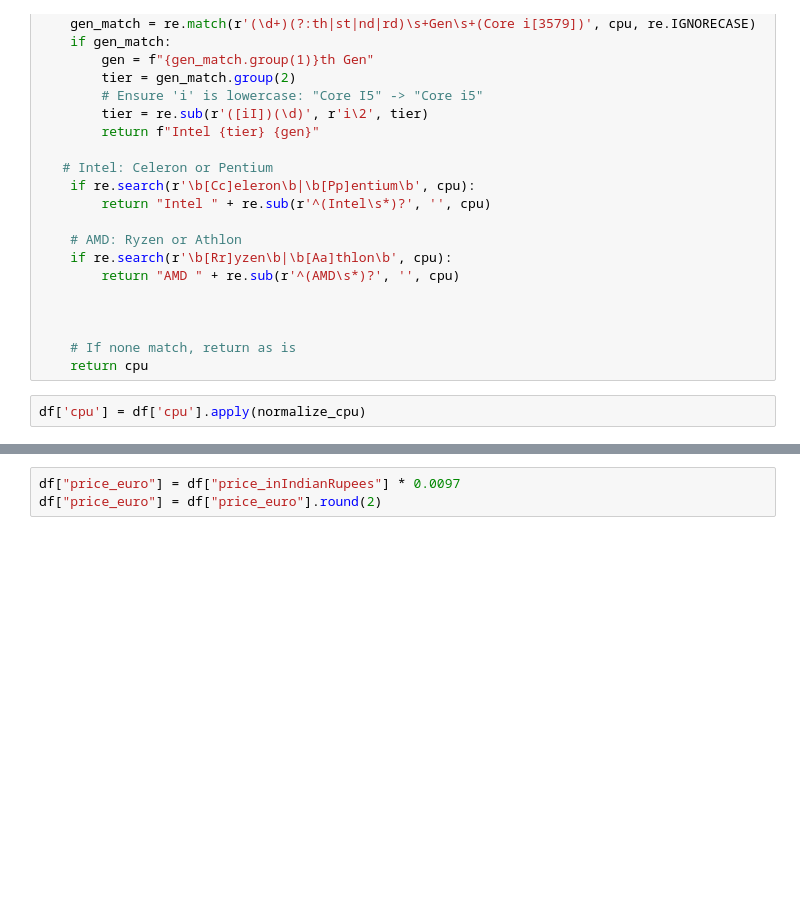
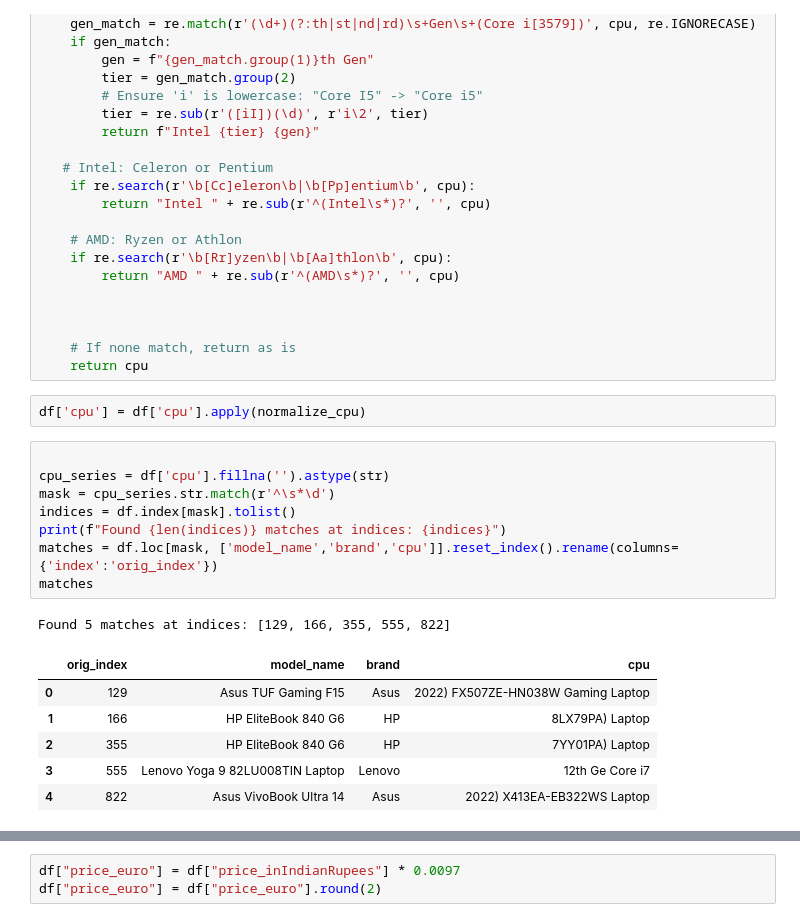
Before and after one commit to waellejmi/laptop-sales-agent, a Jupyter notebook: pre_processing/augment.ipynb, the cells around one changed output, grey strips where cells are left out. Saved outputs shown, nothing was run; the diff lists cells and outputs as text; blank space fills up the shorter version.

```diff
--- a/pre_processing/augment.ipynb
+++ b/pre_processing/augment.ipynb
@@ -90,3 +90,19 @@ def normalize_cpu(cpu: str) -> str:
     return cpu
 # %%
 df['cpu'] = df['cpu'].apply(normalize_cpu)
+# %%
+
+cpu_series = df['cpu'].fillna('').astype(str)
+mask = cpu_series.str.match(r'^\s*\d')
+indices = df.index[mask].tolist()
+print(f"Found {len(indices)} matches at indices: {indices}")
+matches = df.loc[mask, ['model_name','brand','cpu']].reset_index().rename(columns={'index':'orig_index'})
+matches
+# %% [output]
+Found 5 matches at indices: [129, 166, 355, 555, 822]
+|  | orig_index | model_name | brand | cpu |
+| 0 | 129 | Asus TUF Gaming F15 | Asus | 2022) FX507ZE-HN038W Gaming Laptop |
+| 1 | 166 | HP EliteBook 840 G6 | HP | 8LX79PA) Laptop |
+| 2 | 355 | HP EliteBook 840 G6 | HP | 7YY01PA) Laptop |
+| 3 | 555 | Lenovo Yoga 9 82LU008TIN Laptop | Lenovo | 12th Ge Core i7 |
+| 4 | 822 | Asus VivoBook Ultra 14 | Asus | 2022) X413EA-EB322WS Laptop |
```
Also changed, not shown: parts of 7 cells of this notebook, 1 other file.
